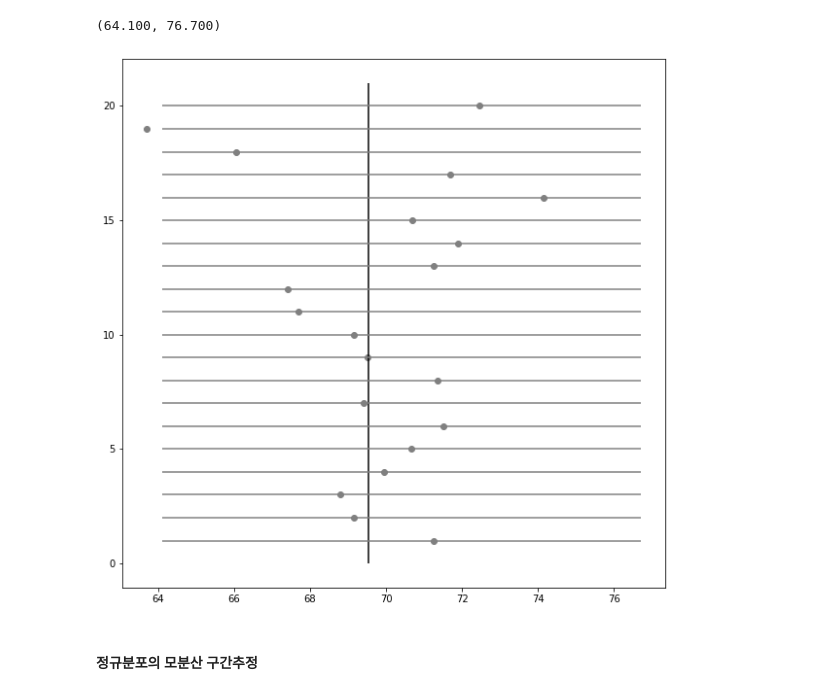
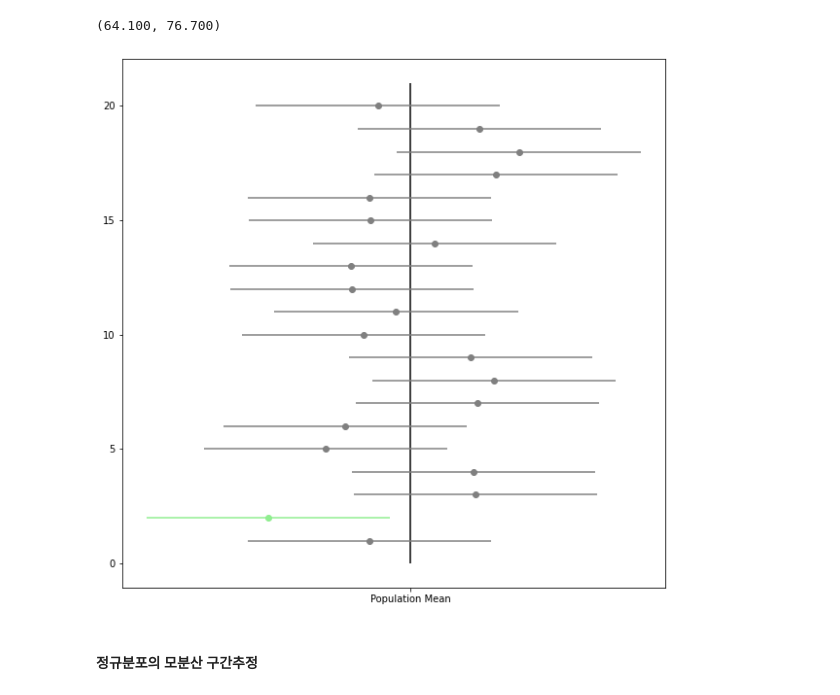
Before and after one commit to choi-aerim/cakd7_class, a Jupyter notebook: m3_ 통계/Statistics_3.ipynb, the cells around one changed output. Cells and saved outputs as stored; diff of their text form; code cells hidden in the pictures.

```diff
--- a/m3_ 통계/Statistics_3.ipynb
+++ b/m3_ 통계/Statistics_3.ipynb
@@ -178,25 +178,30 @@ lcl, ucl
 # %%
 fig = plt.figure(figsize = (10,10))
 ax = fig.add_subplot(111)
 
 rv = stats.norm()
 n_samples = 20
 ax.vlines(p_mean, 0, 21, color = 'black')
 
 for i in range(n_samples):
-    sample_ = samples[i]
+    sample_ = samples[i+20]
     s_mean_ = np.mean(sample_)
-    lcl = s_mean - rv.isf(0.025)*np.sqrt(p_var/n)
-    ucl = s_mean - rv.isf(0.975)*np.sqrt(p_var/n)
+    lcl = s_mean_ - rv.isf(0.025)*np.sqrt(p_var/n)
+    ucl = s_mean_ - rv.isf(0.975)*np.sqrt(p_var/n)
 
     if lcl <= p_mean <= ucl:
-        ax.scatter(s_mean_, n_samples - i, color = 'gray')
-        ax.hlines(n_samples - i, lcl, ucl, color = 'gray')
+        ax.scatter(s_mean_, n_samples-i, color = 'gray')
+        ax.hlines(n_samples-i, lcl, ucl, color = 'gray')
     else:
-        ax.scatter(s_mean_, n_samples - i, color = 'lightgreen')
-        ax.hlines(n_samples - i, lcl, ucl, color = 'lightgreen')
+        ax.scatter(s_mean_, n_samples-i, color = 'lightgreen')
+        ax.hlines(n_samples-i, lcl, ucl, color = 'lightgreen')
+
+    ax.set_xticks([p_mean])
+    ax.set_xticklabels(['Population Mean'])
+
+plt.show()
 # %% [output]
-[figure, old version]
+[figure, new version]
 # %% [markdown]
 #### 정규분포의 모분산 구간추정
 # %% [markdown]
```
